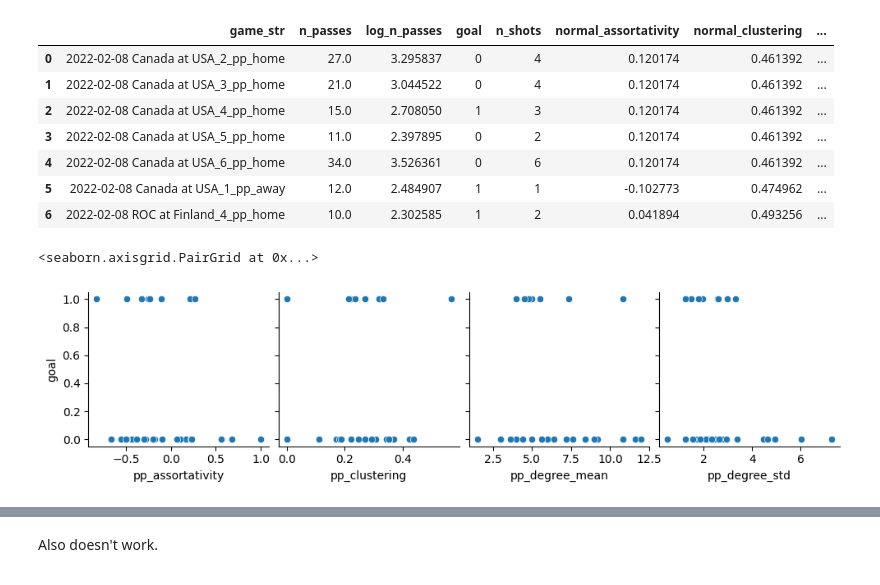
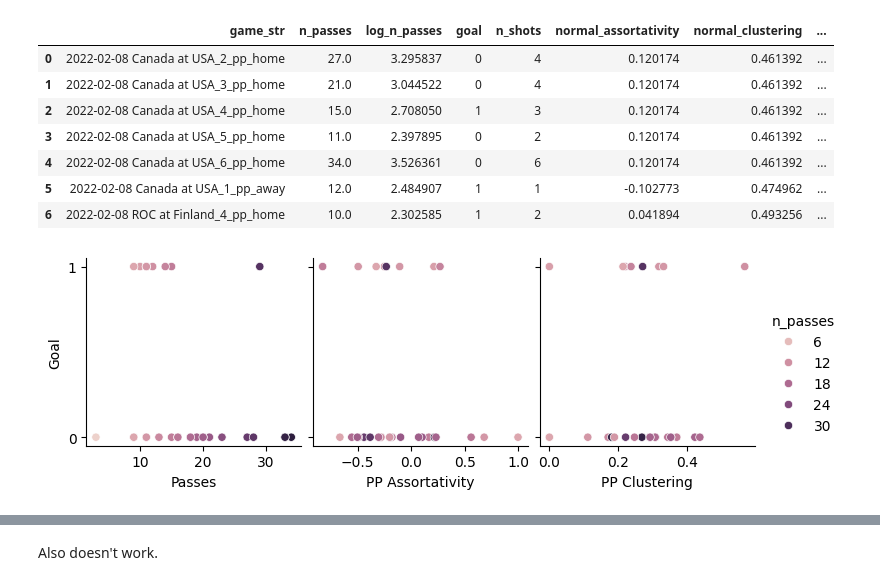
Before and after one commit to Herbsi/sport-networks, a Jupyter notebook: Regression.ipynb, the cells around one changed output, grey strips where cells are left out. Drawn from its saved outputs; the diff is of its cells as text; code cells hidden in the pictures.

```diff
--- a/Regression.ipynb
+++ b/Regression.ipynb
@@ -113,0 +228,2 @@ We don't look at connectivity ($\gamma$) and number of strongly connected compon
+# %%
+fit(df, ["n_passes"], "goals", "poisson")
@@ -114,10 +248,15 @@ We don't look at connectivity ($\gamma$) and number of strongly connected compon
+# %%
+controls = {
+    network.assortativity: ["n_passes"],
+    network.clustering: ["n_passes"],
+}
 # %%
 for feature in features:
     feature_name = feature.__name__
     print(f"Feature: {feature_name}")
-    df = get_win_df(feature)
+    df = get_goals_df(feature)
     df.dropna(inplace=True)
-    fit(df, covariates=[feature_name] + controls[feature], target="win", family="binomial")
+    fit(df, covariates=[feature_name] + controls[feature], target="goals", family="poisson")
     print("\n\n")
 # %% [output]
 Feature: assortativity
@@ -178,6 +315,9 @@ def get_pp_df(features: List[Callable] | Callable) -> pd.DataFrame:
             for G in power_play_networks()
         ]
     )
+    for feature in features:
+        df[f"{feature.__name__}_diff"] = df[f"normal_{feature.__name__}"] - df[f"pp_{feature.__name__}"]
+
     return df
 # %%
 get_pp_df(features).head(7)
@@ -190,12 +330,20 @@ get_pp_df(features).head(7)
 | 4 | 2022-02-08 Canada at USA_6_pp_home | 34.0 | 3.526361 | 0 | 6 | 0.120174 | 0.461392 | ... |
 | 5 | 2022-02-08 Canada at USA_1_pp_away | 12.0 | 2.484907 | 1 | 1 | -0.102773 | 0.474962 | ... |
 | 6 | 2022-02-08 ROC at Finland_4_pp_home | 10.0 | 2.302585 | 1 | 2 | 0.041894 | 0.493256 | ... |
-# %%
-df = get_pp_df(features)
-sns.pairplot(df, x_vars=[f"pp_{feature.__name__}" for feature in features], y_vars=["goal"])
-# %% [output]
-<seaborn.axisgrid.PairGrid at 0x...>
-[figure, removed]
+# %%
+df = get_pp_df(features)
+grid = sns.pairplot(
+    df, hue="n_passes", x_vars=["n_passes"] + [f"pp_{feature.__name__}" for feature in features], y_vars=["goal"]
+)
+grid.axes[0][0].set_xlabel("Passes")
+grid.axes[0][0].set_ylabel("Goal")
+grid.axes[0][1].set_xlabel("PP Assortativity")
+grid.axes[0][2].set_xlabel("PP Clustering")
+
+plt.yticks([0, 1])
+plt.savefig("report/images/hockey/pp_goal_scatter.png", dpi=600, bbox_inches="tight")
+# %% [output]
+[figure, added]
 # %%
 for feature in features:
     feature_name = feature.__name__
```
Also changed, not shown: parts of 26 cells of this notebook.
